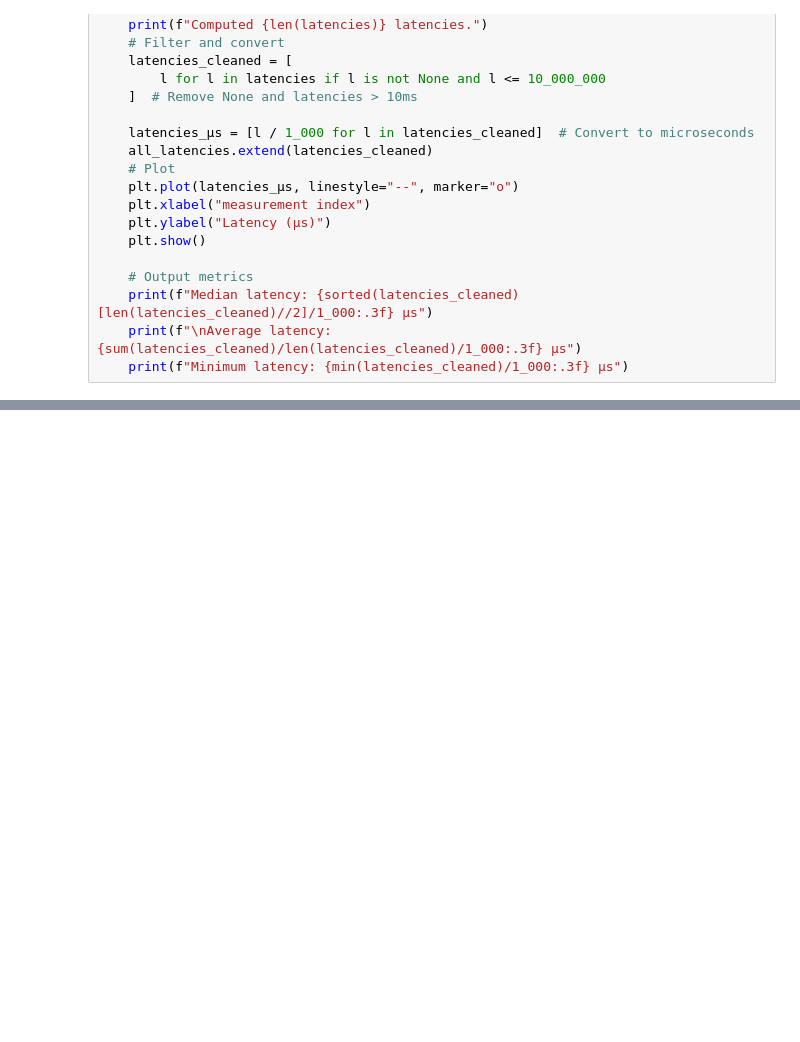
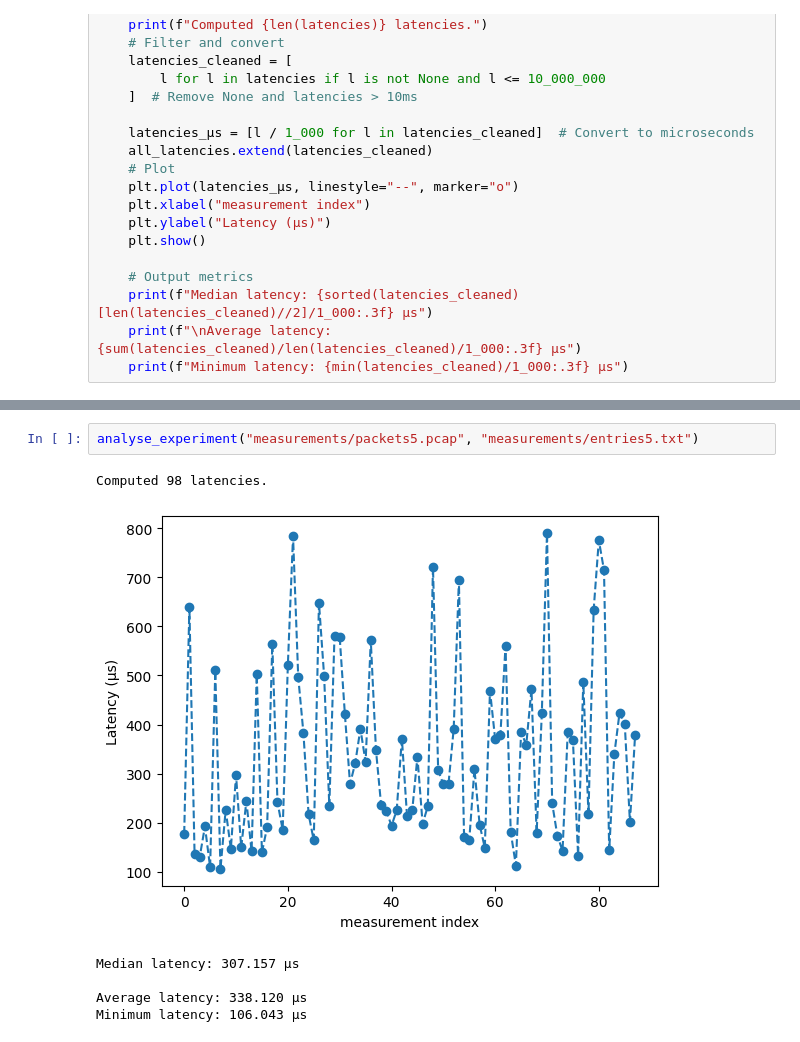
Before and after one commit to gespel/XenoFlow, a Jupyter notebook: experiments/entry_latency/entry_latency.ipynb, the cells around one changed output, grey strips where cells are left out. Saved outputs shown, nothing was run; the diff lists cells and outputs as text; blank space fills up the shorter version.

```diff
--- a/experiments/entry_latency/entry_latency.ipynb
+++ b/experiments/entry_latency/entry_latency.ipynb
@@ -184,3 +125,12 @@ analyse_experiment("measurements/packets2.pcap", "measurements/entries2.txt")
+# %%
+analyse_experiment("measurements/packets5.pcap", "measurements/entries5.txt")
+# %% [output]
+Computed 98 latencies.
+[figure, added]
+Median latency: 307.157 μs
+
+Average latency: 338.120 μs
+Minimum latency: 106.043 μs
 # %%
 all_latencies.sort()
 plt.plot([l / 1_000 for l in all_latencies])
```
Also changed, not shown: parts of 16 cells of this notebook.
